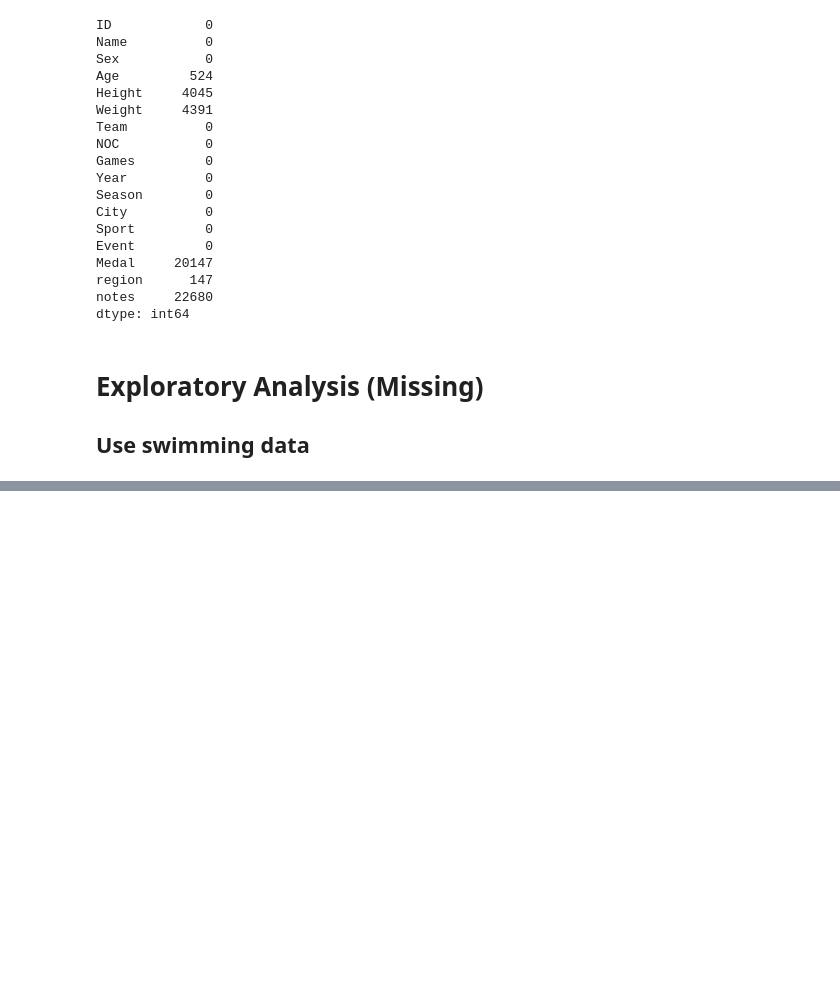
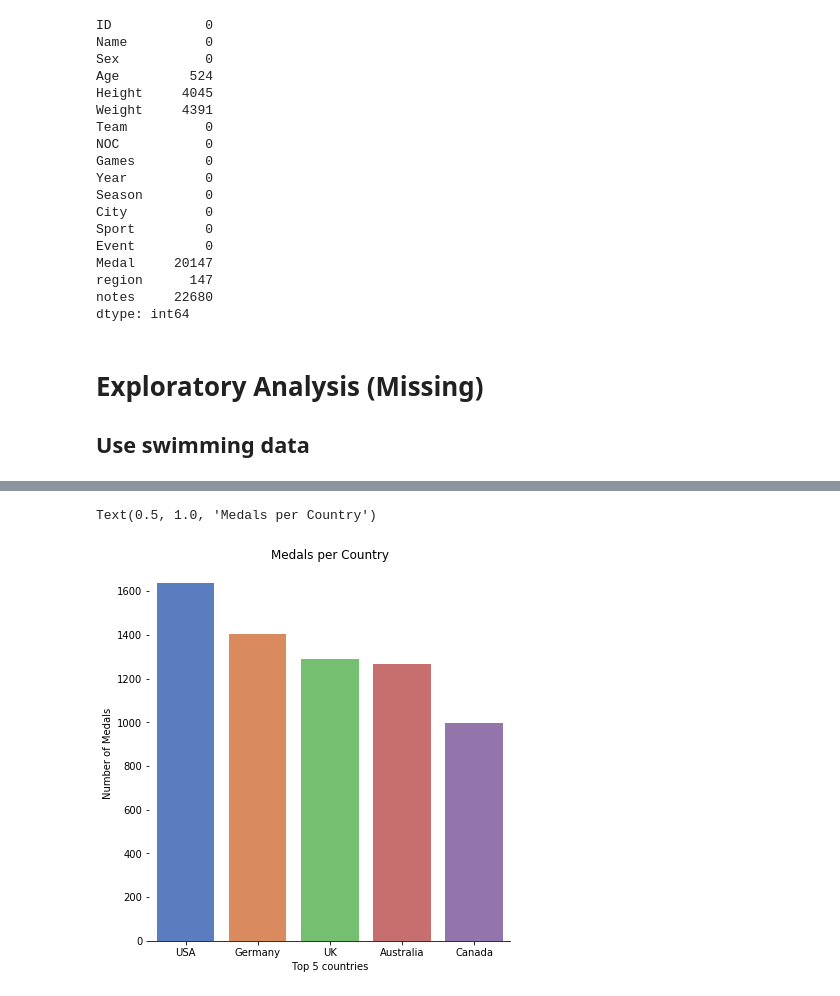
Before and after one commit to nhanpotter/cz1015_miniproject, a Jupyter notebook: Athlete_Explore.ipynb, the cells around one changed output, grey strips where cells are left out. Cells and saved outputs as stored; diff of their text form; code cells hidden in the pictures; blank space fills up the shorter version.

```diff
--- a/Athlete_Explore.ipynb
+++ b/Athlete_Explore.ipynb
@@ -106,3 +112,7 @@ dtype: int64
 # %% [markdown]
 # Exploratory Analysis (Missing)
 ## Use swimming data
+# %%
+swimming['BMI'] = swimming['Weight']/(swimming['Height']/100)/(swimming['Height']/100)
+medals = swimming[swimming.Medal != 'No Medal']
+mcolors = ['xkcd:bronze', 'xkcd:yellow', 'xkcd:silver']
@@ -108,0 +158,3 @@ dtype: int64
+# %%
+toplist = medals.region.value_counts().reset_index(name='Medal').head(5)
+toplist
@@ -108,0 +168,12 @@ dtype: int64
+# %%
+# top5 = medals.loc[medals['region'].isin(toplist['index'])]
+# top5.groupby(['region', 'Medal'])['Medal'].count().unstack().plot(kind='bar',color=mcolors,figsize=(15,6))
+g = sb.catplot(x="index", y="Medal", data=toplist,
+                height=6, kind="bar", palette="muted")
+g.despine(left=True)
+g.set_xlabels("Top 5 countries")
+g.set_ylabels("Number of Medals")
+plt.title('Medals per Country')
+# %% [output]
+Text(0.5, 1.0, 'Medals per Country')
+[figure, added]
```
Also changed, not shown: parts of 17 cells of this notebook, 1 other file.
